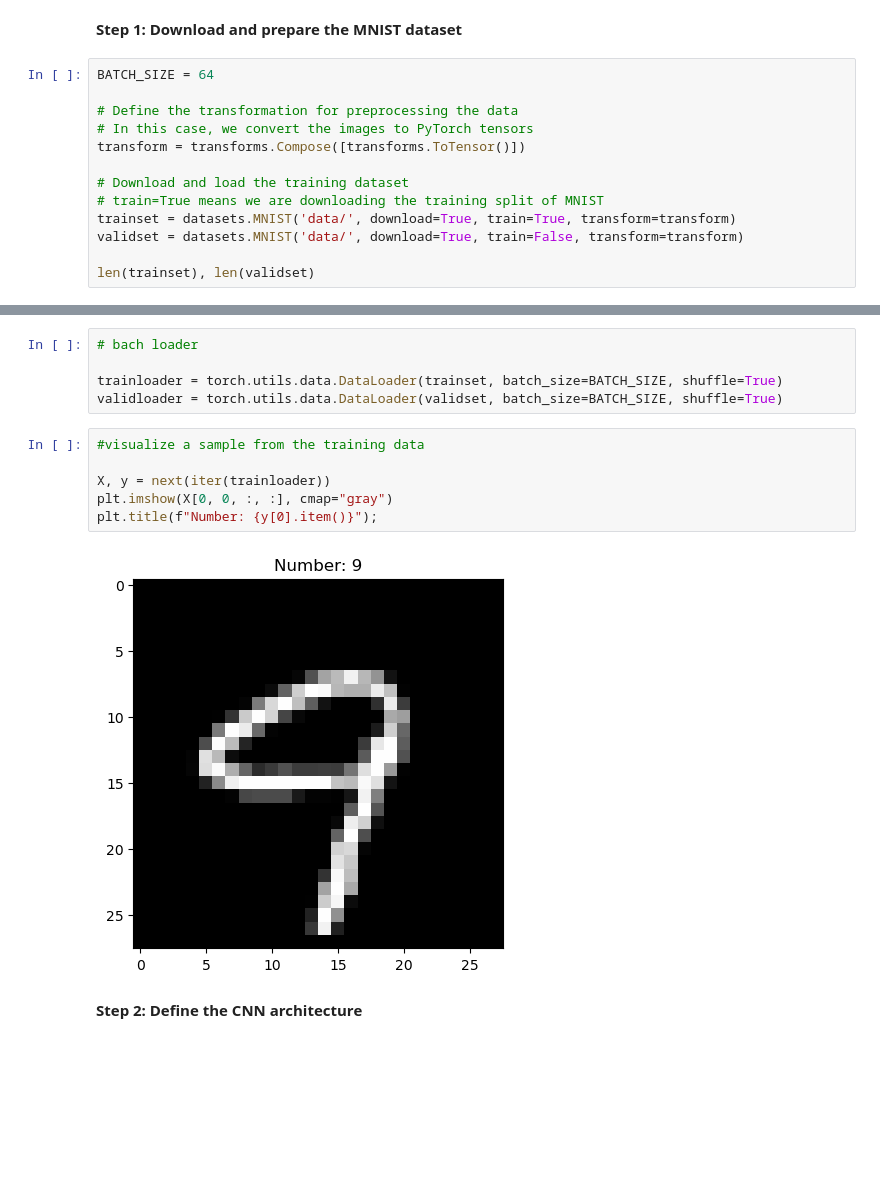
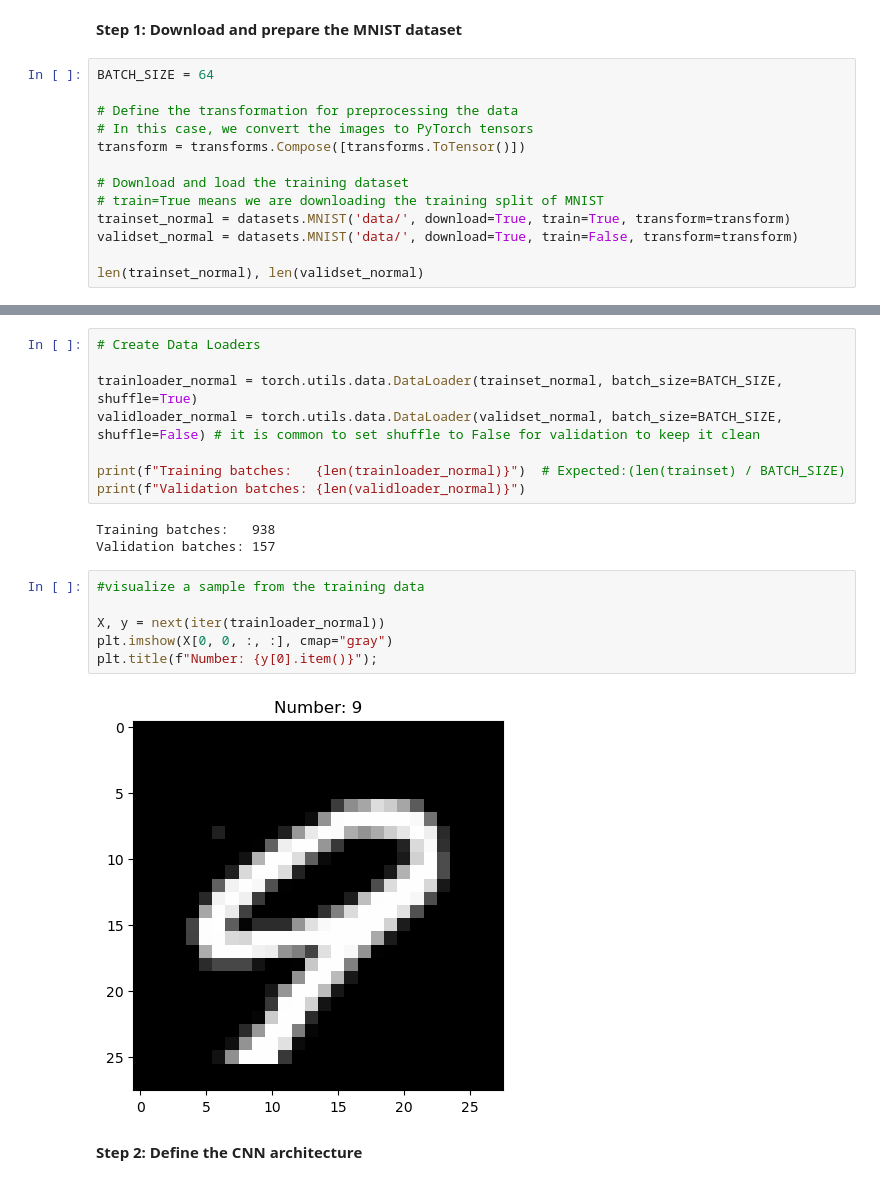
Before and after one commit to vidasaeedzadeh/cnn-mnist-digit-classifier, a Jupyter notebook: cnn_mnist.ipynb, the cells around one changed output, grey strips where cells are left out. Drawn from its saved outputs; the diff is of its cells as text; blank space fills up the shorter version.

```diff
--- a/cnn_mnist.ipynb
+++ b/cnn_mnist.ipynb
@@ -19,8 +21,8 @@ transform = transforms.Compose([transforms.ToTensor()])
 
 # Download and load the training dataset
 # train=True means we are downloading the training split of MNIST
-trainset = datasets.MNIST('data/', download=True, train=True, transform=transform)
-validset = datasets.MNIST('data/', download=True, train=False, transform=transform)
+trainset_normal = datasets.MNIST('data/', download=True, train=True, transform=transform)
+validset_normal = datasets.MNIST('data/', download=True, train=False, transform=transform)
 
-len(trainset), len(validset)
+len(trainset_normal), len(validset_normal)
 # %% [output]
@@ -59,15 +30,21 @@ Extracting data/MNIST/raw/t10k-labels-idx1-ubyte.gz to data/MNIST/raw
 # %%
-# bach loader
+# Create Data Loaders
 
-trainloader = torch.utils.data.DataLoader(trainset, batch_size=BATCH_SIZE, shuffle=True)
-validloader = torch.utils.data.DataLoader(validset, batch_size=BATCH_SIZE, shuffle=True)
+trainloader_normal = torch.utils.data.DataLoader(trainset_normal, batch_size=BATCH_SIZE, shuffle=True)
+validloader_normal = torch.utils.data.DataLoader(validset_normal, batch_size=BATCH_SIZE, shuffle=False) # it is common to set shuffle to False for validation to keep it clean
+
+print(f"Training batches:   {len(trainloader_normal)}")  # Expected:(len(trainset) / BATCH_SIZE)
+print(f"Validation batches: {len(validloader_normal)}")
+# %% [output]
+Training batches:   938
+Validation batches: 157
 # %%
 #visualize a sample from the training data
 
-X, y = next(iter(trainloader))
+X, y = next(iter(trainloader_normal))
 plt.imshow(X[0, 0, :, :], cmap="gray")
 plt.title(f"Number: {y[0].item()}");
 # %% [output]
-[figure, old version]
+[figure, new version]
 # %% [markdown]
 **Step 2: Define the CNN architecture**
```
Also changed, not shown: parts of 31 cells of this notebook, 5 other files.
